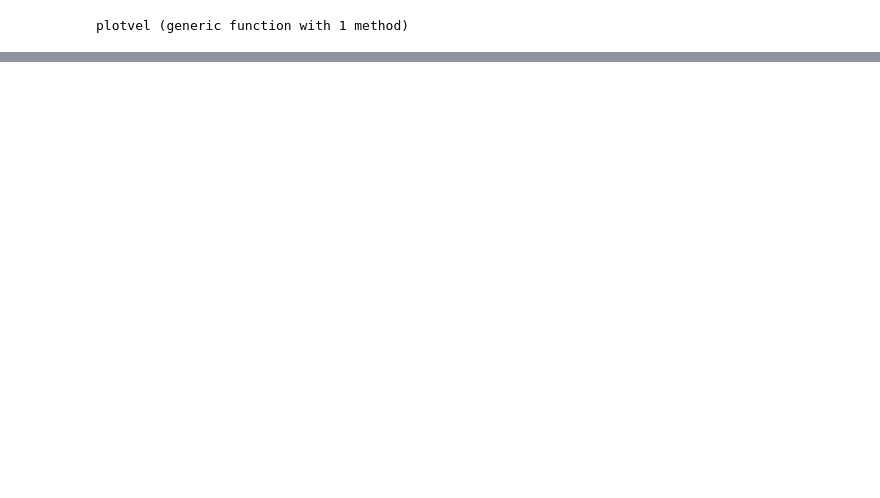
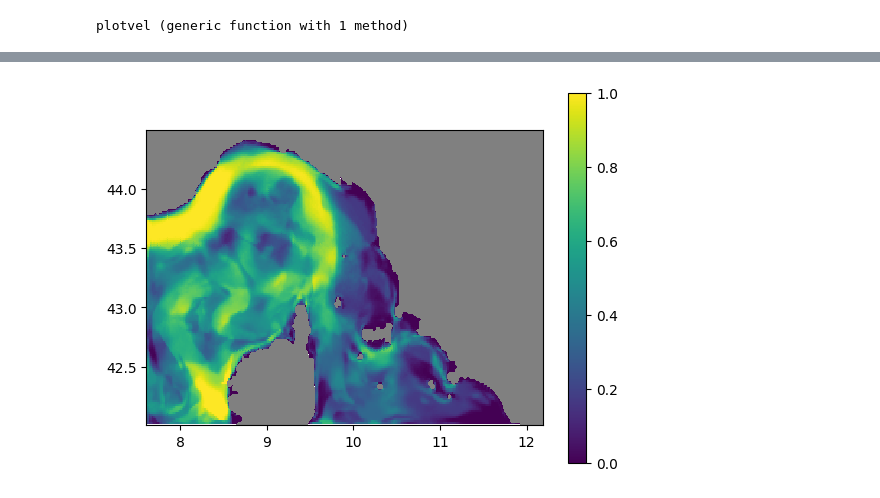
Before and after one commit to Alexander-Barth/HF-radar-assim-exercise, a Jupyter notebook: assim_exercise.ipynb, the cells around one changed output, grey strips where cells are left out. Saved outputs shown, nothing was run; the diff lists cells and outputs as text; code cells hidden in the pictures; blank space fills up the shorter version.

```diff
--- a/assim_exercise.ipynb
+++ b/assim_exercise.ipynb
@@ -167,0 +196,7 @@ close(nc)
+# %%
+pcolor(lon[2:end-1,2:end-1],lat[2:end-1,2:end-1],prob)
+colorbar()
+contourf(lon,lat,mask,levels = [0.,0.5],colors = [[.5,.5,.5]])
+aspect_ratio()
+# %% [output]
+[figure, added]
```
Also changed, not shown: parts of 50 cells of this notebook, 1 other file.
